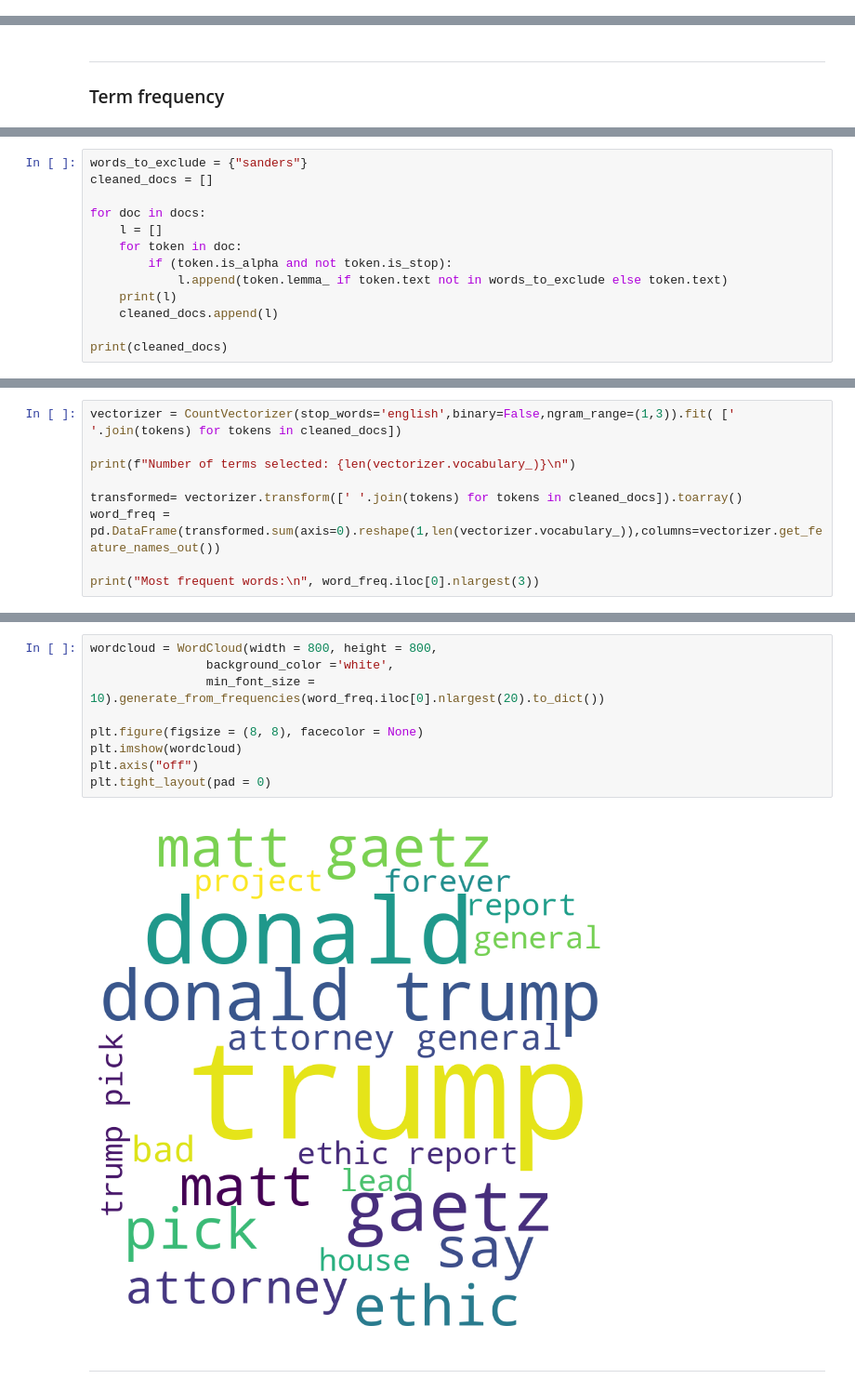
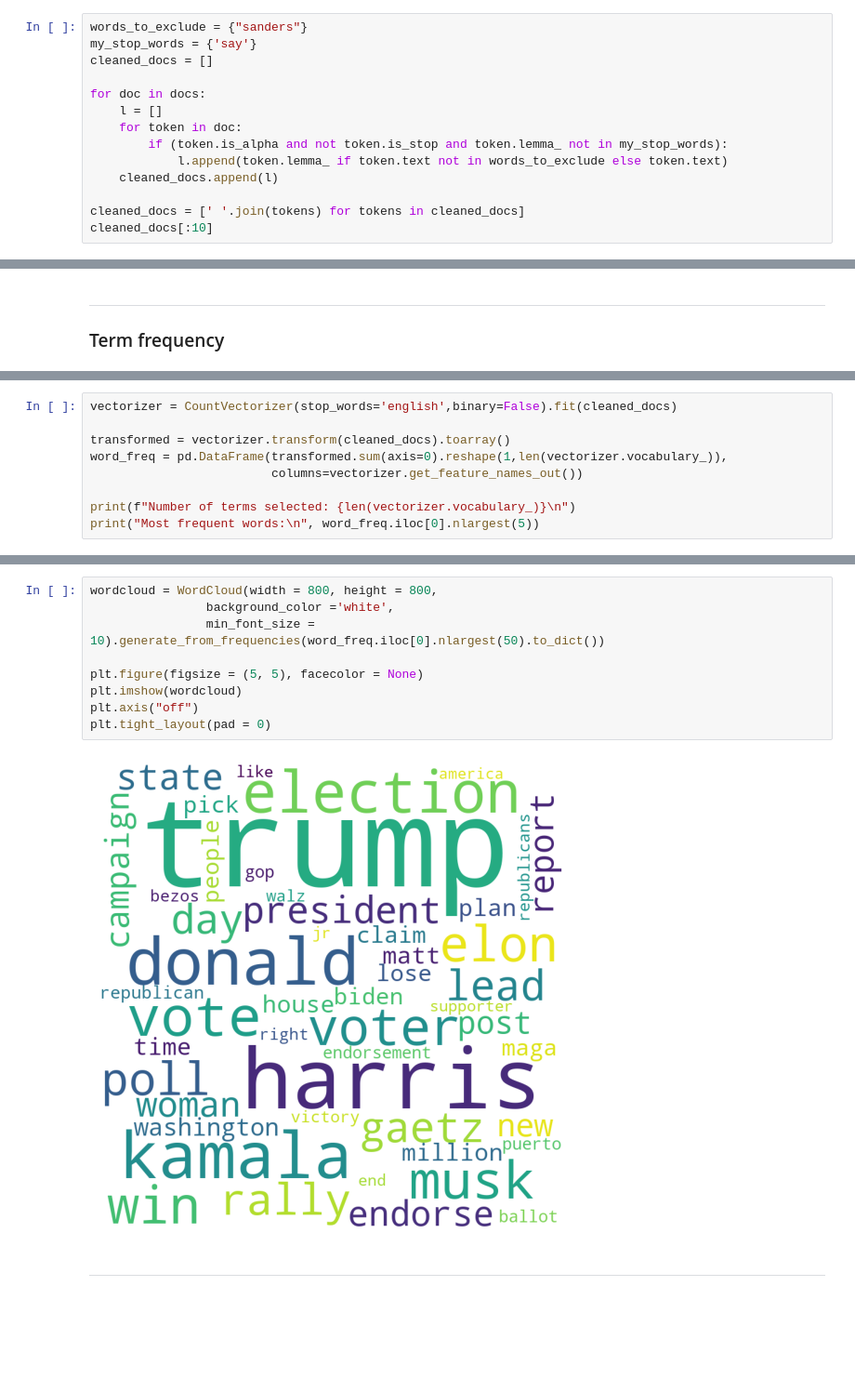
Before and after one commit to wiIliu/CSI4810_project2_redditPostTopicDetection, a Jupyter notebook: CSI4810_project2.ipynb, the cells around one changed output, grey strips where cells are left out. Shown at 93% size. Drawn from its saved outputs; the diff is of its cells as text; blank space fills up the shorter version.

```diff
--- a/CSI4810_project2.ipynb
+++ b/CSI4810_project2.ipynb
@@ -165,0 +96,14 @@ Token: confirmations, POS: NOUN, Lemma: confirmation, Dependency: dobj
+# %%
+words_to_exclude = {"sanders"}
+my_stop_words = {'say'}
+cleaned_docs = []
+
+for doc in docs:
+    l = []
+    for token in doc:
+        if (token.is_alpha and not token.is_stop and token.lemma_ not in my_stop_words):
+            l.append(token.lemma_ if token.text not in words_to_exclude else token.text)
+    cleaned_docs.append(l)
+
+cleaned_docs = [' '.join(tokens) for tokens in cleaned_docs]
+cleaned_docs[:10]
@@ -174,13 +124,0 @@ print(combinedDocs)
-# %%
-words_to_exclude = {"sanders"}
-cleaned_docs = []
-
-for doc in docs:
-    l = []
-    for token in doc:
-        if (token.is_alpha and not token.is_stop):
-            l.append(token.lemma_ if token.text not in words_to_exclude else token.text)
-    print(l)
-    cleaned_docs.append(l)
-
-print(cleaned_docs)
@@ -205,10 +125,10 @@ print(cleaned_docs)
 # %%
-vectorizer = CountVectorizer(stop_words='english',binary=False,ngram_range=(1,3)).fit( [' '.join(tokens) for tokens in cleaned_docs])
+vectorizer = CountVectorizer(stop_words='english',binary=False).fit(cleaned_docs)
+
+transformed = vectorizer.transform(cleaned_docs).toarray()
+word_freq = pd.DataFrame(transformed.sum(axis=0).reshape(1,len(vectorizer.vocabulary_)),
+                         columns=vectorizer.get_feature_names_out())
 
 print(f"Number of terms selected: {len(vectorizer.vocabulary_)}\n")
-
-transformed= vectorizer.transform([' '.join(tokens) for tokens in cleaned_docs]).toarray()
-word_freq = pd.DataFrame(transformed.sum(axis=0).reshape(1,len(vectorizer.vocabulary_)),columns=vectorizer.get_feature_names_out())
-
-print("Most frequent words:\n", word_freq.iloc[0].nlargest(3))
+print("Most frequent words:\n", word_freq.iloc[0].nlargest(5))
 # %% [output]
@@ -228,13 +144,13 @@ print(word_freq.iloc[0].to_dict())
 # %%
 wordcloud = WordCloud(width = 800, height = 800,
                 background_color ='white',
-                min_font_size = 10).generate_from_frequencies(word_freq.iloc[0].nlargest(20).to_dict())
+                min_font_size = 10).generate_from_frequencies(word_freq.iloc[0].nlargest(50).to_dict())
 
-plt.figure(figsize = (8, 8), facecolor = None)
+plt.figure(figsize = (5, 5), facecolor = None)
 plt.imshow(wordcloud)
 plt.axis("off")
 plt.tight_layout(pad = 0)
 # %% [output]
-[figure, old version]
+[figure, new version]
 # %% [markdown]
 ---
```
Also changed, not shown: parts of 45 cells of this notebook, 1 other file.
